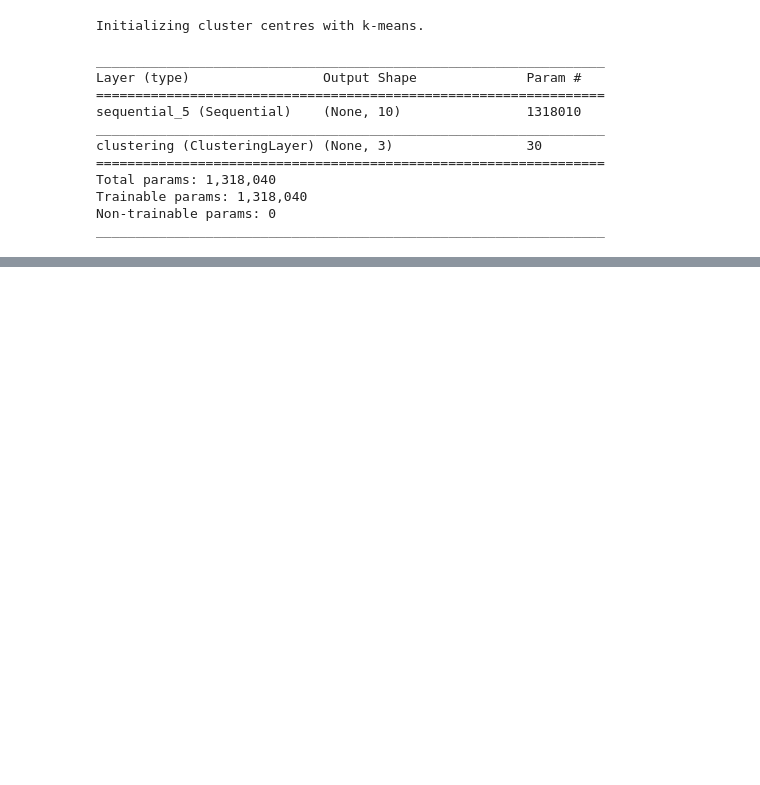
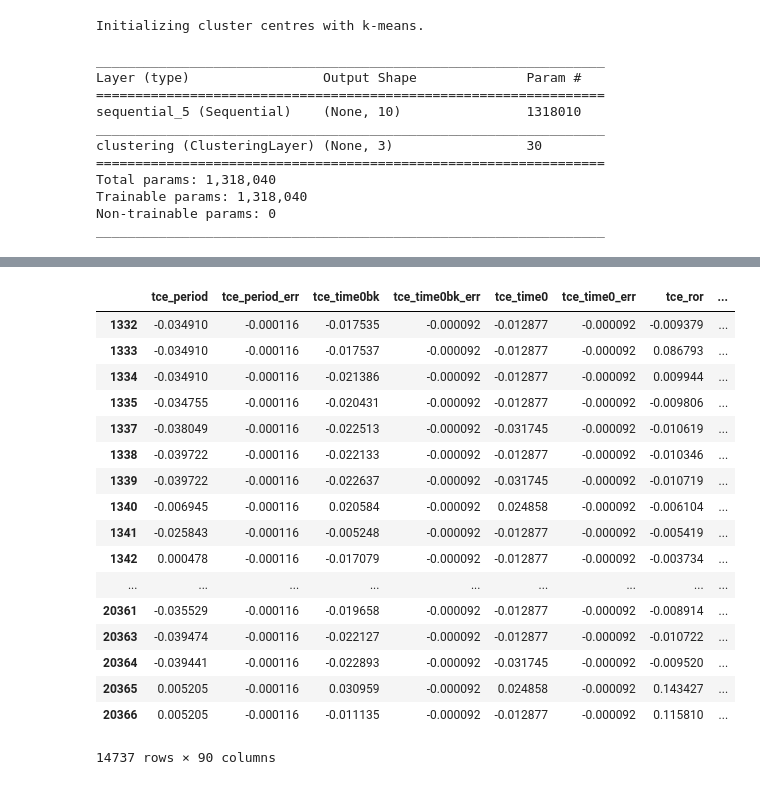
Before and after one commit to rugggg/CADS, a Jupyter notebook: thesis/deepEmbeddedClustering/decRefined.ipynb, the cells around one changed output, grey strips where cells are left out. Drawn from its saved outputs; the diff is of its cells as text; code cells hidden in the pictures; blank space fills up the shorter version.

```diff
--- a/thesis/deepEmbeddedClustering/decRefined.ipynb
+++ b/thesis/deepEmbeddedClustering/decRefined.ipynb
@@ -325,15 +315,15 @@ if cluster_centers is None:
 # %% [output]
 Initializing cluster centres with k-means.
 # %%
-model = Sequential([encoder,
+dec = Sequential([encoder,
                     ClusteringLayer(n_clusters,
                                     weights=cluster_centers,
                                     name='clustering')])
 
-model.compile(optimizer='adadelta',
+dec.compile(optimizer='adadelta',
               loss='kullback_leibler_divergence')
 
-model.summary()
+dec.summary()
 # %% [output]
 _________________________________________________________________
 Layer (type)                 Output Shape              Param #
@@ -371,7 +361,7 @@ y = y_train
 update_interval = 10
 iteration = 0
 index = 0
-train_dec_epochs = 2000
+train_dec_epochs = 200
 master_acc = []
 save_interval = x_train.shape[0]/batch_size*50
 print(update_interval)
@@ -379,7 +369,7 @@ print(update_interval)
 for i in range(train_dec_epochs):
 
     if iteration % update_interval == 0:
-        q = model.predict(x_train, verbose=0)
+        q = dec.predict(x_train, verbose=0)
         p = p_mat(q)
         y_pred = q.argmax(1)
         delta_label = ((y_pred != y_prediction).sum().astype(np.float32) / y_pred.shape[0])
@@ -394,20 +384,18 @@ for i in range(train_dec_epochs):
         y_prediction = y_pred
 
     for i, layer in enumerate(encoder.layers):
-        layer.set_weights(model.layers[0].layers[i].get_weights())
-    cluster_centers = model.layers[-1].get_weights()[0]
+        layer.set_weights(dec.layers[0].layers[i].get_weights())
+    cluster_centers = dec.layers[-1].get_weights()[0]
 
     # cross validation
     if(index+1)*batch_size > x_train.shape[0]:
-        loss = model.train_on_batch(x_train[index*batch_size::], p[index*batch_size::],
+        loss = dec.train_on_batch(x_train[index*batch_size::], p[index*batch_size::],
                                     p[index*batch_size::])
         index = 0
     else:
-        loss = model.train_on_batch(x_train[index*batch_size:(index+1) * batch_size],
+        loss = dec.train_on_batch(x_train[index*batch_size:(index+1) * batch_size],
                                     p[index*batch_size:(index+1) * batch_size])
         index += 1
-
-
     iteration +=1
 # %% [output]
 10
@@ -476,0 +624,23 @@ df.columns
+# %%
+pd.options.display.max_columns = None
+
+x_train
+# %% [output]
+|  | tce_period | tce_period_err | tce_time0bk | tce_time0bk_err | tce_time0 | tce_time0_err | tce_ror | ... |
+| 1332 | -0.034910 | -0.000116 | -0.017535 | -0.000092 | -0.012877 | -0.000092 | -0.009379 | ... |
+| 1333 | -0.034910 | -0.000116 | -0.017537 | -0.000092 | -0.012877 | -0.000092 | 0.086793 | ... |
+| 1334 | -0.034910 | -0.000116 | -0.021386 | -0.000092 | -0.012877 | -0.000092 | 0.009944 | ... |
+| 1335 | -0.034755 | -0.000116 | -0.020431 | -0.000092 | -0.012877 | -0.000092 | -0.009806 | ... |
+| 1337 | -0.038049 | -0.000116 | -0.022513 | -0.000092 | -0.031745 | -0.000092 | -0.010619 | ... |
+| 1338 | -0.039722 | -0.000116 | -0.022133 | -0.000092 | -0.012877 | -0.000092 | -0.010346 | ... |
+| 1339 | -0.039722 | -0.000116 | -0.022637 | -0.000092 | -0.031745 | -0.000092 | -0.010719 | ... |
+| 1340 | -0.006945 | -0.000116 | 0.020584 | -0.000092 | 0.024858 | -0.000092 | -0.006104 | ... |
+| 1341 | -0.025843 | -0.000116 | -0.005248 | -0.000092 | -0.012877 | -0.000092 | -0.005419 | ... |
+| 1342 | 0.000478 | -0.000116 | -0.017079 | -0.000092 | -0.012877 | -0.000092 | -0.003734 | ... |
+| ... | ... | ... | ... | ... | ... | ... | ... | ... |
+| 20361 | -0.035529 | -0.000116 | -0.019658 | -0.000092 | -0.012877 | -0.000092 | -0.008914 | ... |
+| 20363 | -0.039474 | -0.000116 | -0.022127 | -0.000092 | -0.012877 | -0.000092 | -0.010722 | ... |
+| 20364 | -0.039441 | -0.000116 | -0.022893 | -0.000092 | -0.031745 | -0.000092 | -0.009520 | ... |
+| 20365 | 0.005205 | -0.000116 | 0.030959 | -0.000092 | 0.024858 | -0.000092 | 0.143427 | ... |
+| 20366 | 0.005205 | -0.000116 | -0.011135 | -0.000092 | -0.012877 | -0.000092 | 0.115810 | ... |
+14737 rows × 90 columns
```
Also changed, not shown: parts of 24 cells of this notebook.
